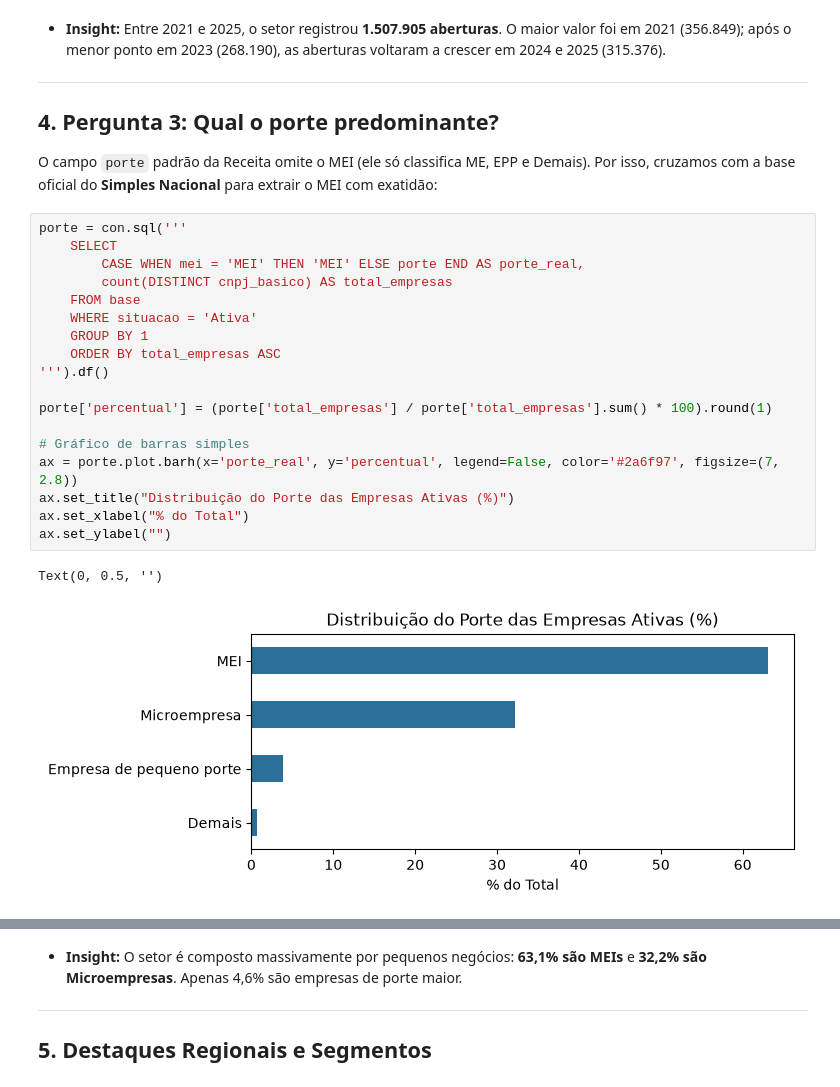
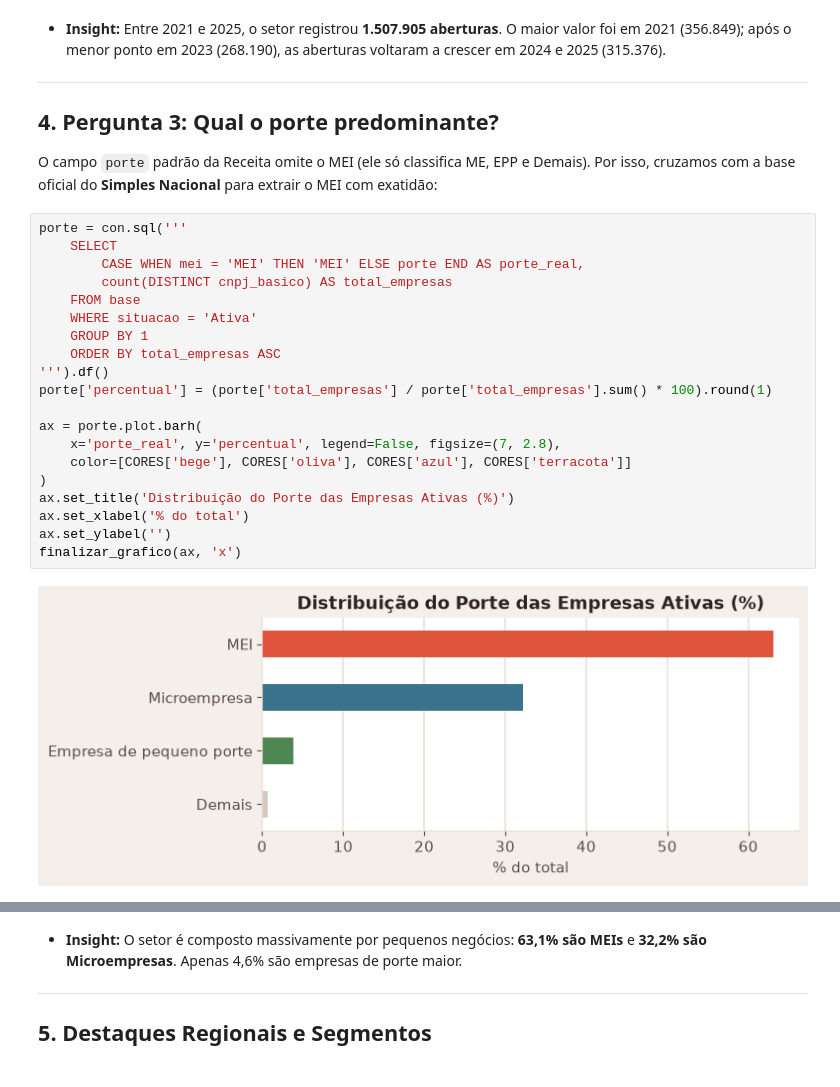
Before and after one commit to christiano-gonara/teste-abrasel-dados, a Jupyter notebook: notebooks/analise_abrasel.ipynb, the cells around one changed output, grey strips where cells are left out. Drawn from its saved outputs; the diff is of its cells as text.

```diff
--- a/notebooks/analise_abrasel.ipynb
+++ b/notebooks/analise_abrasel.ipynb
@@ -130,22 +166,23 @@ O campo `porte` padrão da Receita omite o MEI (ele só classifica ME, EPP e Dem
 # %%
 porte = con.sql('''
     SELECT
         CASE WHEN mei = 'MEI' THEN 'MEI' ELSE porte END AS porte_real,
         count(DISTINCT cnpj_basico) AS total_empresas
     FROM base
     WHERE situacao = 'Ativa'
     GROUP BY 1
     ORDER BY total_empresas ASC
 ''').df()
-
 porte['percentual'] = (porte['total_empresas'] / porte['total_empresas'].sum() * 100).round(1)
 
-# Gráfico de barras simples
-ax = porte.plot.barh(x='porte_real', y='percentual', legend=False, color='#2a6f97', figsize=(7, 2.8))
-ax.set_title("Distribuição do Porte das Empresas Ativas (%)")
-ax.set_xlabel("% do Total")
-ax.set_ylabel("")
+ax = porte.plot.barh(
+    x='porte_real', y='percentual', legend=False, figsize=(7, 2.8),
+    color=[CORES['bege'], CORES['oliva'], CORES['azul'], CORES['terracota']]
+)
+ax.set_title('Distribuição do Porte das Empresas Ativas (%)')
+ax.set_xlabel('% do total')
+ax.set_ylabel('')
+finalizar_grafico(ax, 'x')
 # %% [output]
-Text(0, 0.5, '')
-[figure, old version]
+[figure, new version]
 # %%
```
Also changed, not shown: parts of 8 cells of this notebook, 1 other file.
